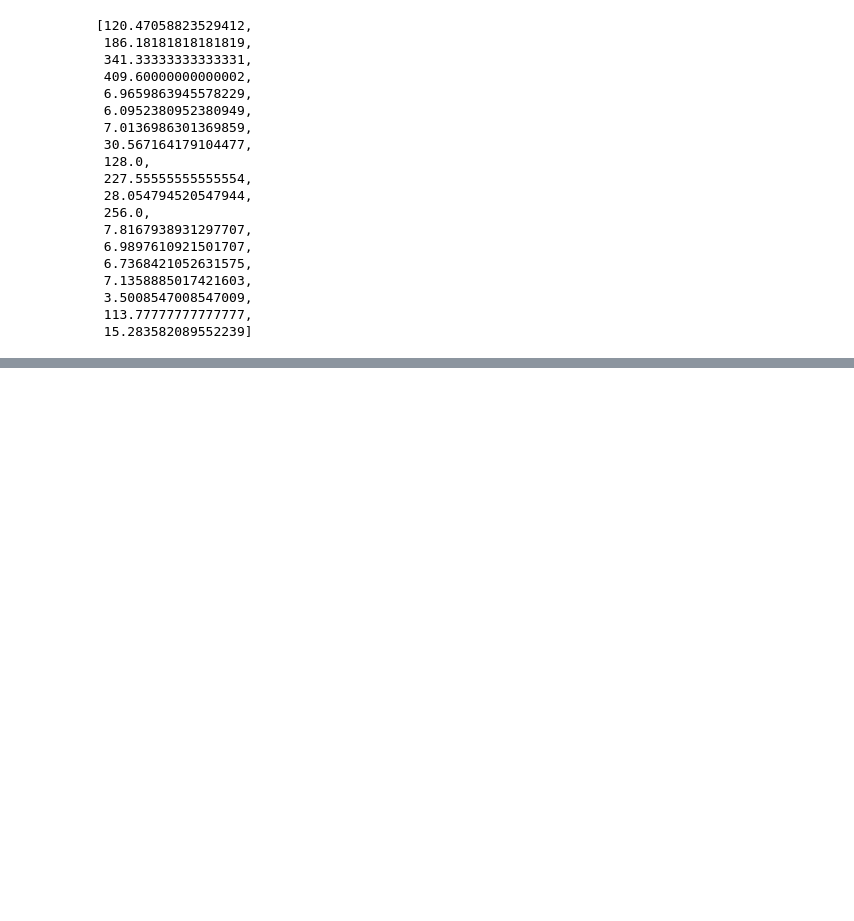
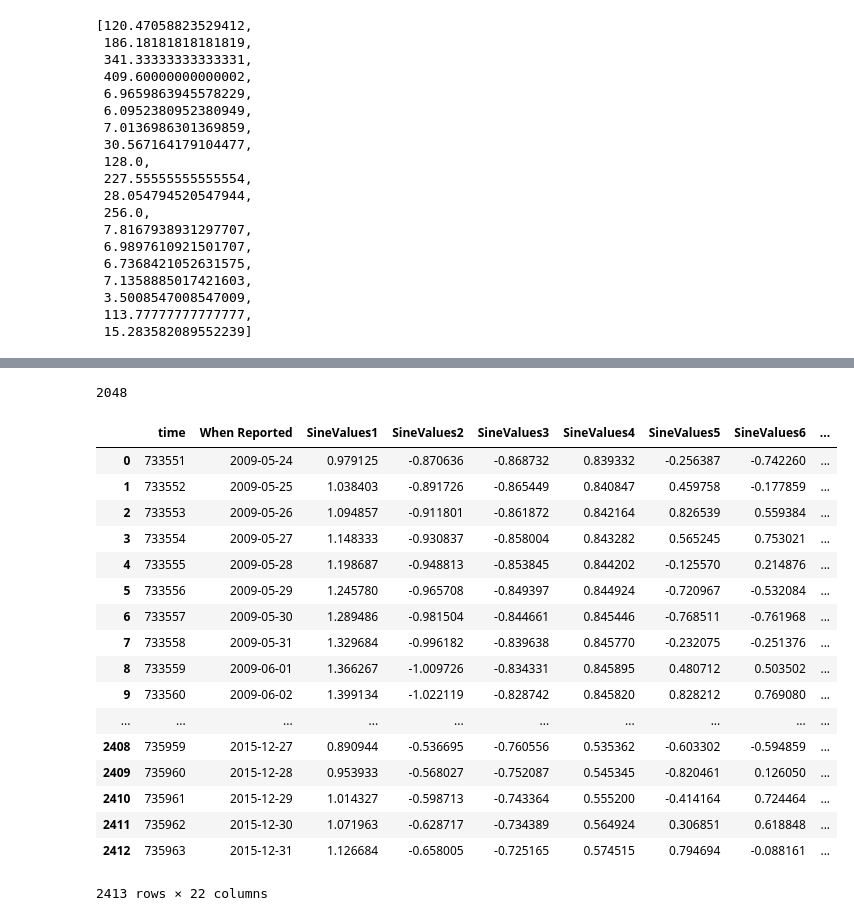
Before and after one commit to JeremyMMulcahey/Consulting_StartUp, a Jupyter notebook: StratchWork- Zone 3-Current Model Done.ipynb, the cells around one changed output, grey strips where cells are left out. Saved outputs shown, nothing was run; the diff lists cells and outputs as text; code cells hidden in the pictures; blank space fills up the shorter version.

Commit message:
Completed Initial Forecasts for Client

```diff
--- a/StratchWork- Zone 3-Current Model Done.ipynb
+++ b/StratchWork- Zone 3-Current Model Done.ipynb
@@ -258,0 +261,18 @@ waveDF.to_csv('C:/Users/flunk_000/Desktop/CalPoly/StakeOut/zone3.csv')
+# %%
+index = pd.date_range('2009-05-24', periods=forecastRange, freq='D')
+forecastDF = pd.DataFrame(mdates.date2num(index), columns=['time'])
+forecastDF['When Reported'] = index
+# %%
+indices = [17,11,6,5,294,336,292,67,16,9,73,8,262,293,304,287,585,18,134]
+k=1
+
+for j in range(len(indices)):
+    amp = harmonicDF['peakAmp1'][indices[j]]
+    freq = harmonicDF['freq'][indices[j]]
+    phi = harmonicDF['phase(rad)1'][indices[j]]
+    damp=0
+
+    forecastDF['SineValues%d' %int(k)]= forecastDF.apply(lambda row: sine_wave(row['time'],amp,freq,phi, damp),axis=1)
+    k+=1
+# %%
+forecastInterval = forecastDF.copy()
@@ -258,0 +282,27 @@ waveDF.to_csv('C:/Users/flunk_000/Desktop/CalPoly/StakeOut/zone3.csv')
+# %%
+forecastDF['agWave'] = (forecastInterval.sum(axis=1))
+# %%
+len(forecastDF)-365
+# %% [output]
+2048
+# %%
+forecastDF
+# %% [output]
+|  | time | When Reported | SineValues1 | SineValues2 | SineValues3 | SineValues4 | SineValues5 | SineValues6 | ... |
+| 0 | 733551 | 2009-05-24 | 0.979125 | -0.870636 | -0.868732 | 0.839332 | -0.256387 | -0.742260 | ... |
+| 1 | 733552 | 2009-05-25 | 1.038403 | -0.891726 | -0.865449 | 0.840847 | 0.459758 | -0.177859 | ... |
+| 2 | 733553 | 2009-05-26 | 1.094857 | -0.911801 | -0.861872 | 0.842164 | 0.826539 | 0.559384 | ... |
+| 3 | 733554 | 2009-05-27 | 1.148333 | -0.930837 | -0.858004 | 0.843282 | 0.565245 | 0.753021 | ... |
+| 4 | 733555 | 2009-05-28 | 1.198687 | -0.948813 | -0.853845 | 0.844202 | -0.125570 | 0.214876 | ... |
+| 5 | 733556 | 2009-05-29 | 1.245780 | -0.965708 | -0.849397 | 0.844924 | -0.720967 | -0.532084 | ... |
+| 6 | 733557 | 2009-05-30 | 1.289486 | -0.981504 | -0.844661 | 0.845446 | -0.768511 | -0.761968 | ... |
+| 7 | 733558 | 2009-05-31 | 1.329684 | -0.996182 | -0.839638 | 0.845770 | -0.232075 | -0.251376 | ... |
+| 8 | 733559 | 2009-06-01 | 1.366267 | -1.009726 | -0.834331 | 0.845895 | 0.480712 | 0.503502 | ... |
+| 9 | 733560 | 2009-06-02 | 1.399134 | -1.022119 | -0.828742 | 0.845820 | 0.828212 | 0.769080 | ... |
+| ... | ... | ... | ... | ... | ... | ... | ... | ... | ... |
+| 2408 | 735959 | 2015-12-27 | 0.890944 | -0.536695 | -0.760556 | 0.535362 | -0.603302 | -0.594859 | ... |
+| 2409 | 735960 | 2015-12-28 | 0.953933 | -0.568027 | -0.752087 | 0.545345 | -0.820461 | 0.126050 | ... |
+| 2410 | 735961 | 2015-12-29 | 1.014327 | -0.598713 | -0.743364 | 0.555200 | -0.414164 | 0.724464 | ... |
+| 2411 | 735962 | 2015-12-30 | 1.071963 | -0.628717 | -0.734389 | 0.564924 | 0.306851 | 0.618848 | ... |
+| 2412 | 735963 | 2015-12-31 | 1.126684 | -0.658005 | -0.725165 | 0.574515 | 0.794694 | -0.088161 | ... |
+2413 rows × 22 columns
```
Also changed, not shown: parts of 4 cells of this notebook, 4 other files.
